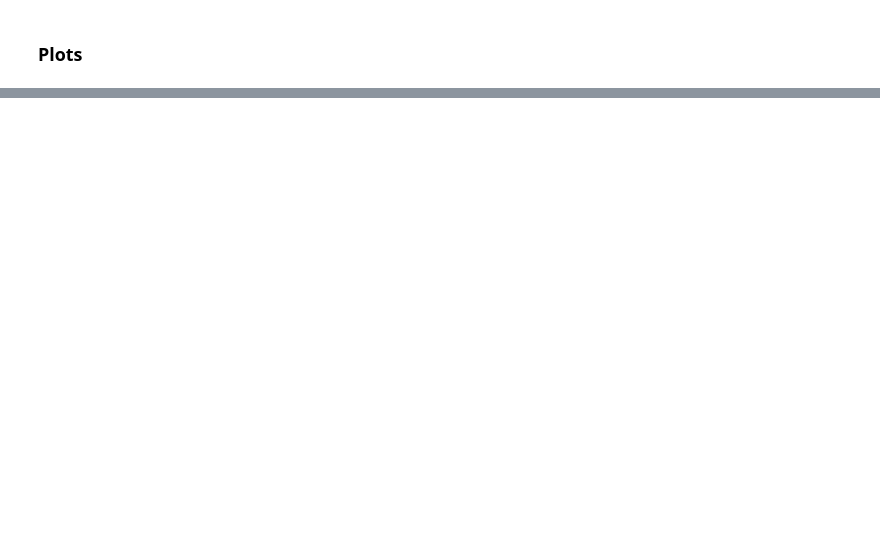
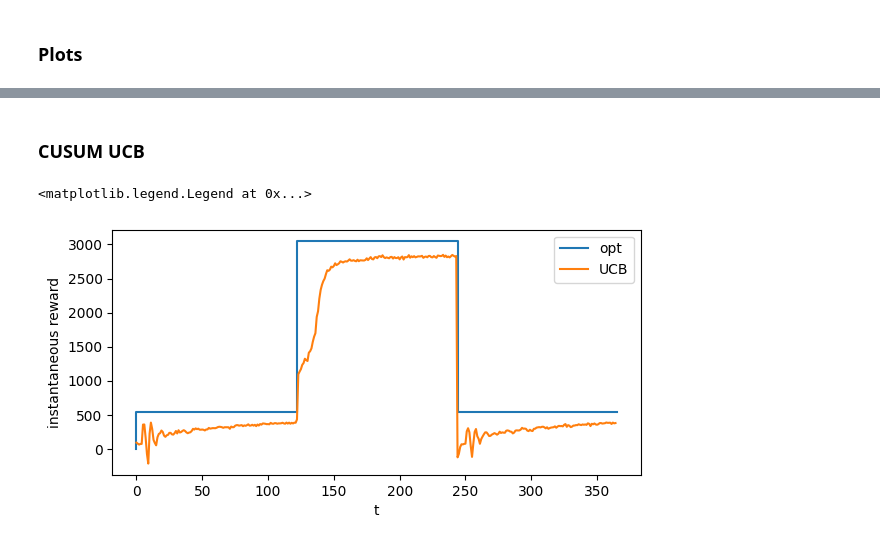
Before and after one commit to ossama-eloukili/Online-Learning-Applications-Project, a Jupyter notebook: new_approach/STEPS_from_5_to_6.ipynb, the cells around one changed output, grey strips where cells are left out. Drawn from its saved outputs; the diff is of its cells as text; code cells hidden in the pictures; blank space fills up the shorter version.

Commit message:
added vanilla swucb, improved cusum charts, others

```diff
--- a/new_approach/STEPS_from_5_to_6.ipynb
+++ b/new_approach/STEPS_from_5_to_6.ipynb
@@ -179,7 +215,8 @@ sw_ucb_conversion_rate_hat = np.zeros(len(PRICES))
 sw_ucb_conversion_rate_bound = np.zeros(len(PRICES))
 
 for e in range(0, n_experiments):
-    print(f'{e/n_experiments*100}%')
+    if e%(int(n_experiments/10)) == 0:
+        print(f'{e/n_experiments*100}%')
     ns_env = NS_Environment(PRICES, MARGIN_PARAM, n_daily_clicks, cum_daily_costs, C1_NS, T)
     sw_ucb_learner = Custom_SW_UCB_Learner(PRICES, n_daily_clicks, cum_daily_costs, window_size, M=12)
 
@@ -231,0 +264,2 @@ plt.legend()
+# %% [markdown]
+### CUSUM UCB
@@ -231,0 +421,15 @@ plt.legend()
+# %%
+#Plots
+plt.figure(figsize = (15,7))
+
+plt.subplot(2,2,1)
+plt.xlabel("t")
+plt.ylabel("instantaneous reward")
+plt.step([0, 122, 244, 365],[0, opt1, opt2, opt3], where='pre', label = "opt")
+plt.plot(cusum_ucb_mean_rewards_hat, color = 'C1', label = "UCB")
+#plt.fill_between(np.arange(T), sw_ucb_mean_rewards_hat - sw_ucb_std_inst, sw_ucb_mean_rewards_hat + sw_ucb_std_inst, alpha = 0.2, color = 'C1')
+
+plt.legend()
+# %% [output]
+<matplotlib.legend.Legend at 0x...>
+[figure, added]
```
Also changed, not shown: parts of 7 cells of this notebook, 1 other file.
